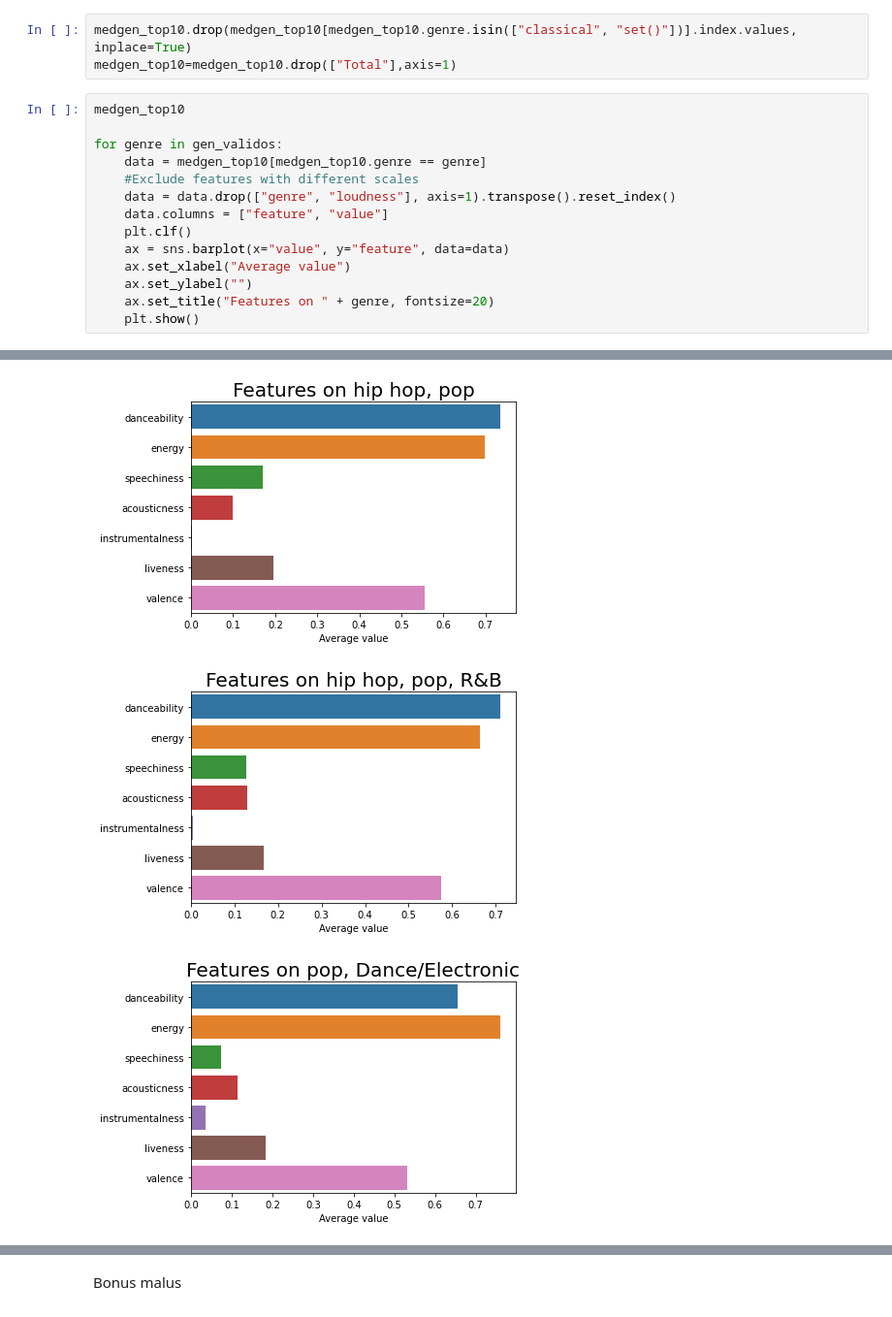
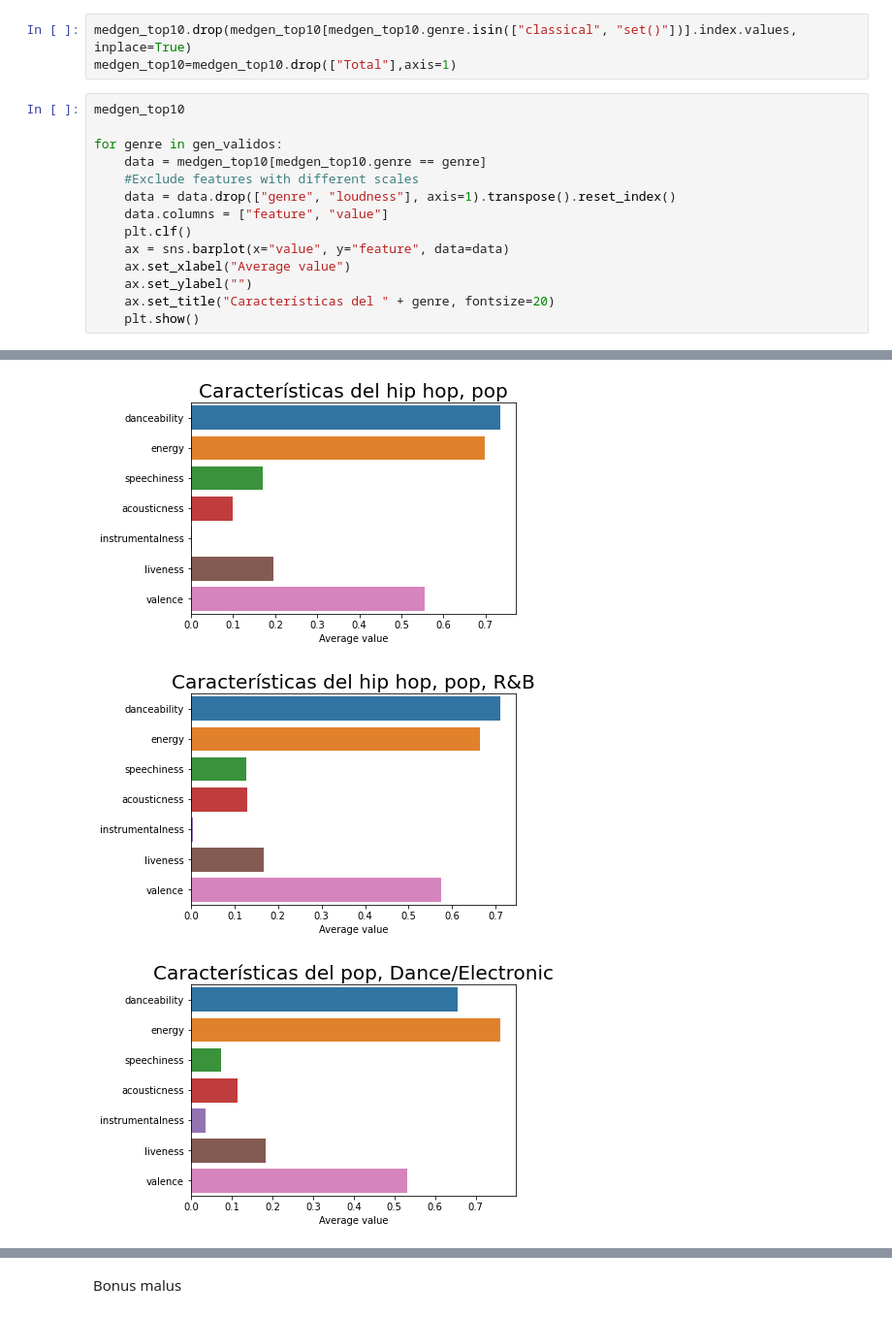
Before and after one commit to Aitoral92/EDA_TB_Spotify, a Jupyter notebook: EDA_Spotify.ipynb, the cells around one changed output, grey strips where cells are left out. Shown: that part at 97% size. Cells and saved outputs as stored; diff of their text form.

```diff
--- a/EDA_Spotify.ipynb
+++ b/EDA_Spotify.ipynb
@@ -493,6 +503,6 @@ for genre in gen_validos:
     ax = sns.barplot(x="value", y="feature", data=data)
     ax.set_xlabel("Average value")
     ax.set_ylabel("")
-    ax.set_title("Features on " + genre, fontsize=20)
+    ax.set_title("Características del " + genre, fontsize=20)
     plt.show()
 # %% [output]
@@ -500,3 +510,3 @@ for genre in gen_validos:
-[figure, old version]
+[figure, new version]
-[figure, old version]
+[figure, new version]
-[figure, old version]
+[figure, new version]
```
Also changed, not shown: parts of 3 cells of this notebook, 4 other files.
